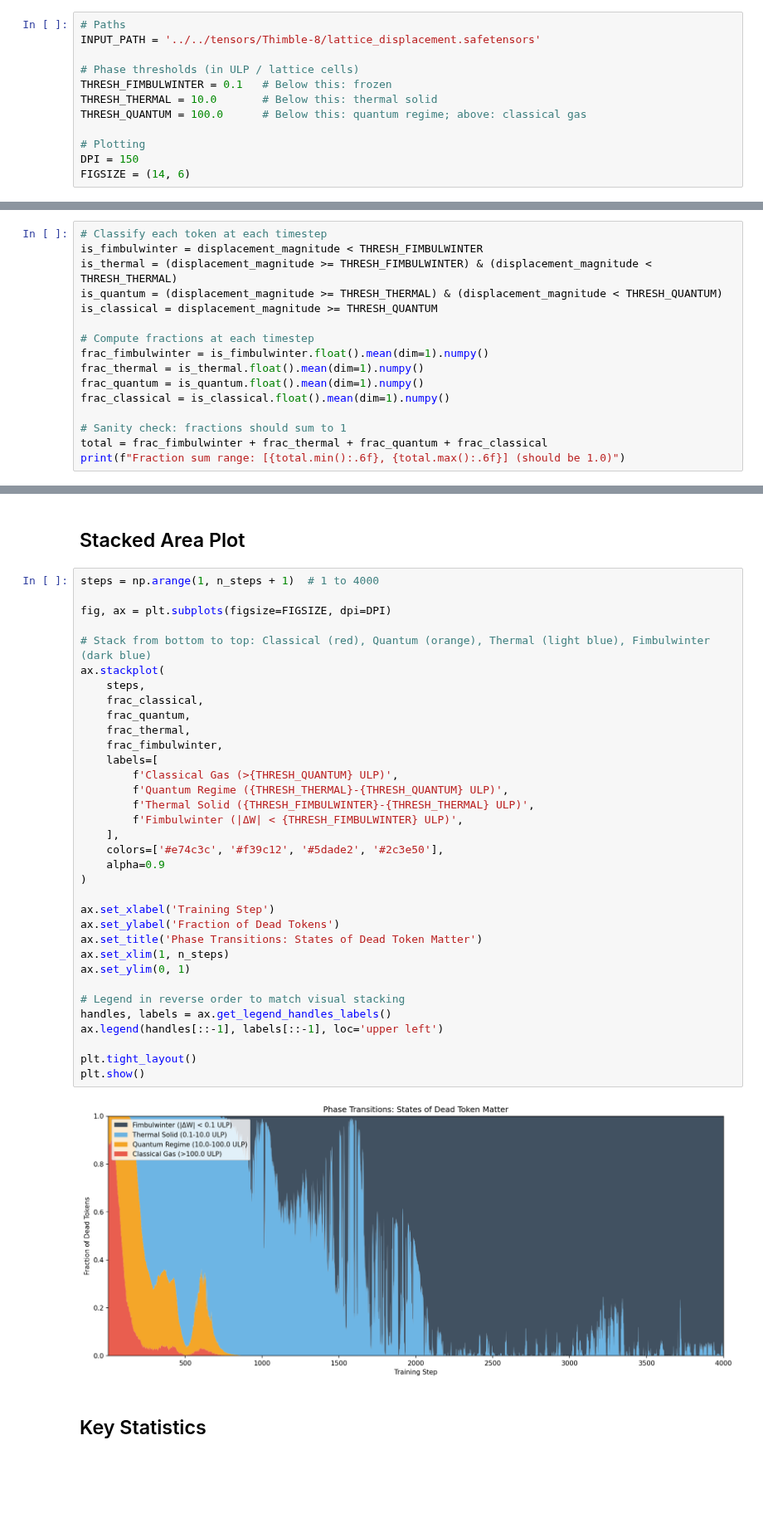
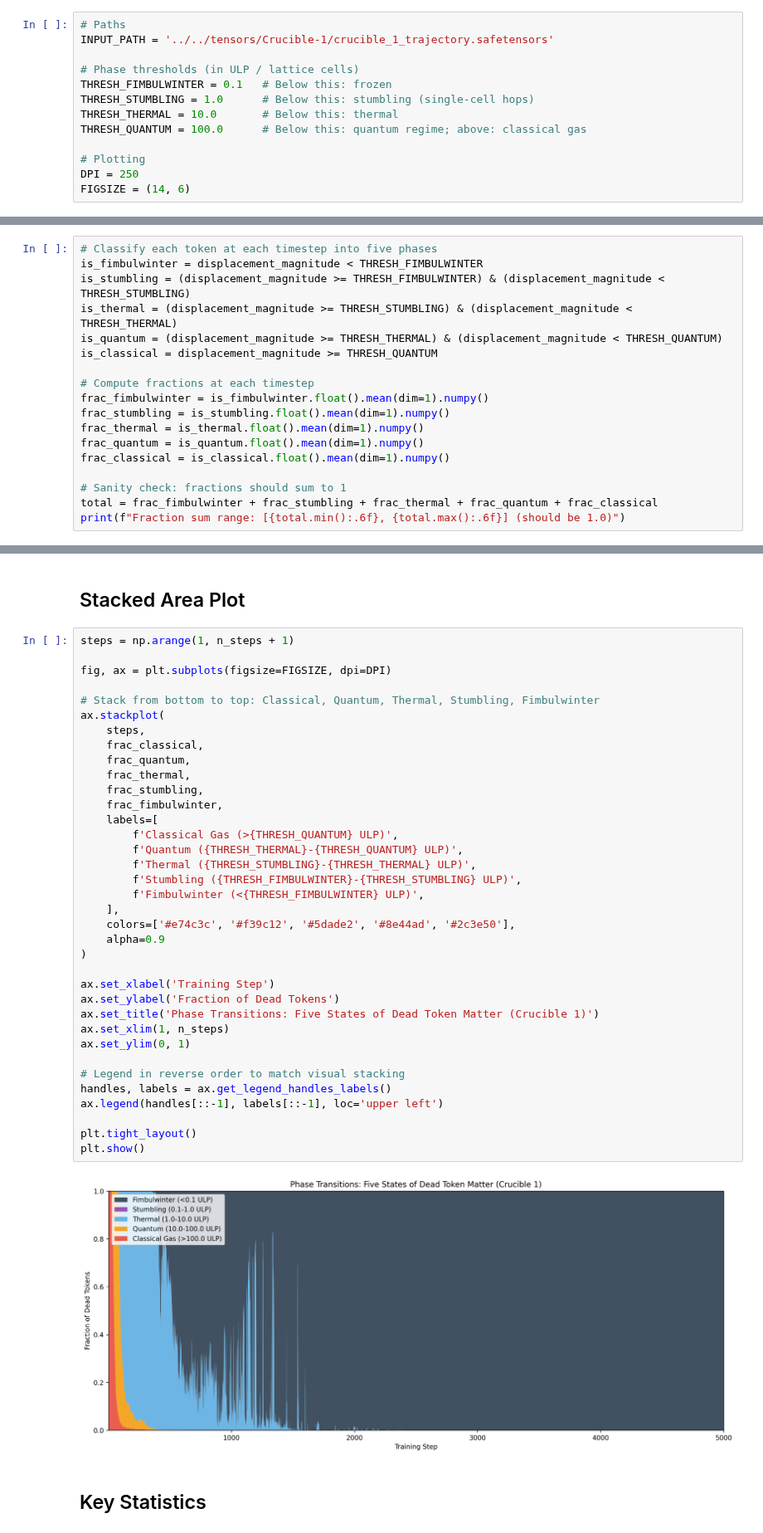
Before and after one commit to Embedding-Space/Azimuth_II, a Jupyter notebook: box_4/notebooks/analysis/phase_transitions.ipynb, the cells around one changed output, grey strips where cells are left out. Shown at 83% size. Cells and saved outputs as stored; diff of their text form; blank space fills up the shorter version.

```diff
--- a/box_4/notebooks/analysis/phase_transitions.ipynb
+++ b/box_4/notebooks/analysis/phase_transitions.ipynb
@@ -14,15 +15,16 @@ Classify dead tokens into phases based on their lattice displacement magnitude |
 ## Parameters
 # %%
 # Paths
-INPUT_PATH = '../../tensors/Thimble-8/lattice_displacement.safetensors'
+INPUT_PATH = '../../tensors/Crucible-1/crucible_1_trajectory.safetensors'
 
 # Phase thresholds (in ULP / lattice cells)
 THRESH_FIMBULWINTER = 0.1   # Below this: frozen
-THRESH_THERMAL = 10.0       # Below this: thermal solid
+THRESH_STUMBLING = 1.0      # Below this: stumbling (single-cell hops)
+THRESH_THERMAL = 10.0       # Below this: thermal
 THRESH_QUANTUM = 100.0      # Below this: quantum regime; above: classical gas
 
 # Plotting
-DPI = 150
+DPI = 250
 FIGSIZE = (14, 6)
 # %% [markdown]
 ## Imports
@@ -61,61 +63,65 @@ Range: [0.0000, inf]
 # %% [markdown]
 ## Classify Into Phases
 # %%
-# Classify each token at each timestep
+# Classify each token at each timestep into five phases
 is_fimbulwinter = displacement_magnitude < THRESH_FIMBULWINTER
-is_thermal = (displacement_magnitude >= THRESH_FIMBULWINTER) & (displacement_magnitude < THRESH_THERMAL)
+is_stumbling = (displacement_magnitude >= THRESH_FIMBULWINTER) & (displacement_magnitude < THRESH_STUMBLING)
+is_thermal = (displacement_magnitude >= THRESH_STUMBLING) & (displacement_magnitude < THRESH_THERMAL)
 is_quantum = (displacement_magnitude >= THRESH_THERMAL) & (displacement_magnitude < THRESH_QUANTUM)
 is_classical = displacement_magnitude >= THRESH_QUANTUM
 
 # Compute fractions at each timestep
 frac_fimbulwinter = is_fimbulwinter.float().mean(dim=1).numpy()
+frac_stumbling = is_stumbling.float().mean(dim=1).numpy()
 frac_thermal = is_thermal.float().mean(dim=1).numpy()
 frac_quantum = is_quantum.float().mean(dim=1).numpy()
 frac_classical = is_classical.float().mean(dim=1).numpy()
 
 # Sanity check: fractions should sum to 1
-total = frac_fimbulwinter + frac_thermal + frac_quantum + frac_classical
+total = frac_fimbulwinter + frac_stumbling + frac_thermal + frac_quantum + frac_classical
 print(f"Fraction sum range: [{total.min():.6f}, {total.max():.6f}] (should be 1.0)")
 # %% [output]
 Fraction sum range: [1.000000, 1.000000] (should be 1.0)
 # %% [markdown]
 ## Stacked Area Plot
 # %%
-steps = np.arange(1, n_steps + 1)  # 1 to 4000
+steps = np.arange(1, n_steps + 1)
 
 fig, ax = plt.subplots(figsize=FIGSIZE, dpi=DPI)
 
-# Stack from bottom to top: Classical (red), Quantum (orange), Thermal (light blue), Fimbulwinter (dark blue)
+# Stack from bottom to top: Classical, Quantum, Thermal, Stumbling, Fimbulwinter
 ax.stackplot(
     steps,
     frac_classical,
     frac_quantum,
     frac_thermal,
+    frac_stumbling,
     frac_fimbulwinter,
     labels=[
         f'Classical Gas (>{THRESH_QUANTUM} ULP)',
-        f'Quantum Regime ({THRESH_THERMAL}-{THRESH_QUANTUM} ULP)',
-        f'Thermal Solid ({THRESH_FIMBULWINTER}-{THRESH_THERMAL} ULP)',
-        f'Fimbulwinter (|ΔW| < {THRESH_FIMBULWINTER} ULP)',
+        f'Quantum ({THRESH_THERMAL}-{THRESH_QUANTUM} ULP)',
+        f'Thermal ({THRESH_STUMBLING}-{THRESH_THERMAL} ULP)',
+        f'Stumbling ({THRESH_FIMBULWINTER}-{THRESH_STUMBLING} ULP)',
+        f'Fimbulwinter (<{THRESH_FIMBULWINTER} ULP)',
     ],
-    colors=['#e74c3c', '#f39c12', '#5dade2', '#2c3e50'],
+    colors=['#e74c3c', '#f39c12', '#5dade2', '#8e44ad', '#2c3e50'],
     alpha=0.9
 )
 
 ax.set_xlabel('Training Step')
 ax.set_ylabel('Fraction of Dead Tokens')
-ax.set_title('Phase Transitions: States of Dead Token Matter')
+ax.set_title('Phase Transitions: Five States of Dead Token Matter (Crucible 1)')
 ax.set_xlim(1, n_steps)
 ax.set_ylim(0, 1)
 
 # Legend in reverse order to match visual stacking
 handles, labels = ax.get_legend_handles_labels()
 ax.legend(handles[::-1], labels[::-1], loc='upper left')
 
 plt.tight_layout()
 plt.show()
 # %% [output]
-[figure, old version]
+[figure, new version]
 # %% [markdown]
 ## Key Statistics
 # %%
```
Also changed, not shown: parts of 9 cells of this notebook, 2 other files.
